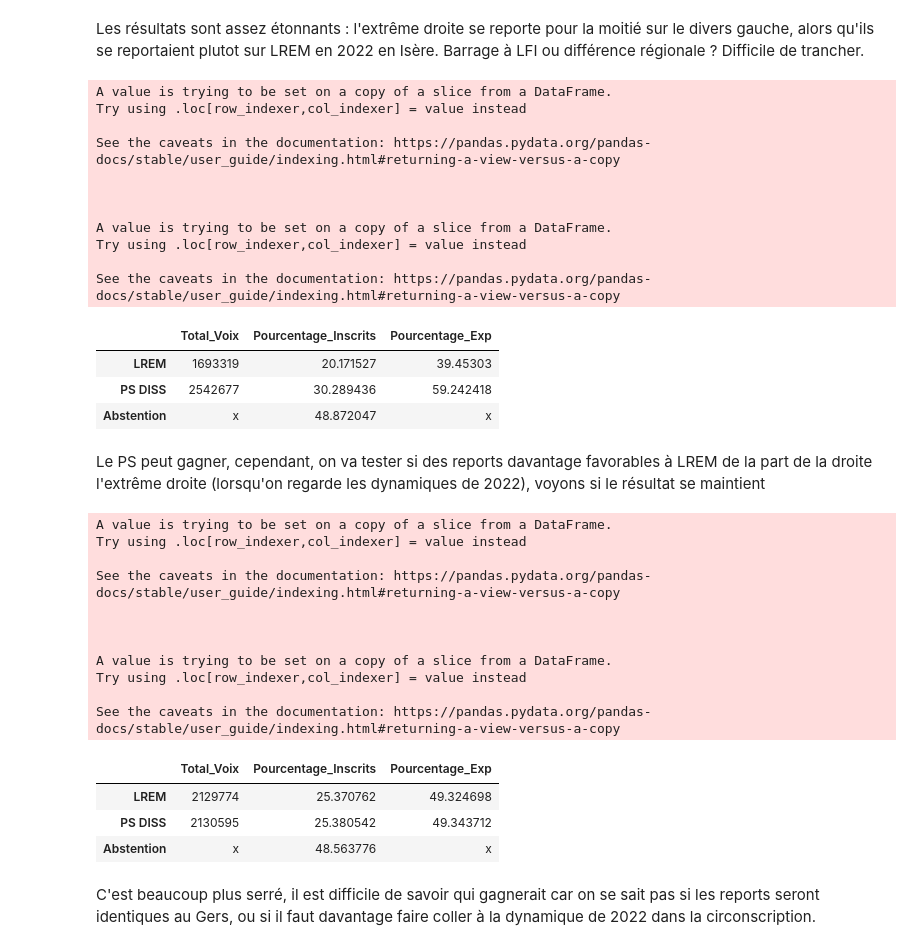
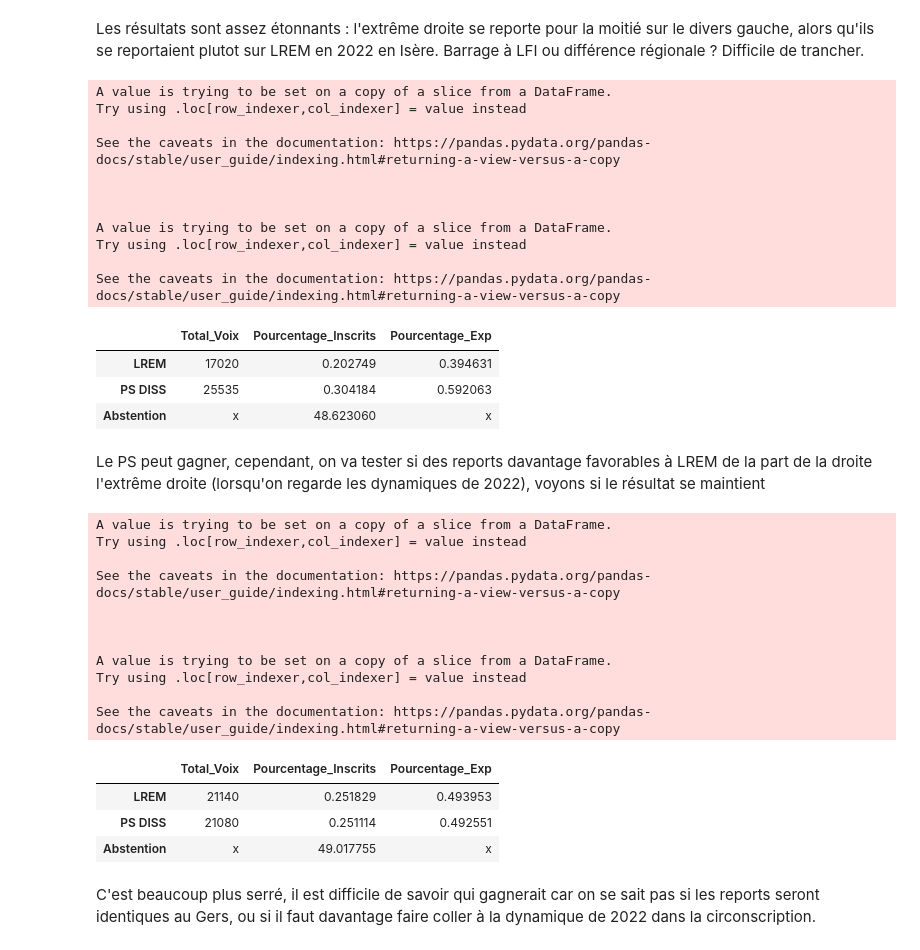
Before and after one commit to jmeynent/Circo381Analyse, a Jupyter notebook: Analyse.ipynb, the cells around one changed output. Saved outputs shown, nothing was run; the diff lists cells and outputs as text; code cells hidden in the pictures.

```diff
--- a/Analyse.ipynb
+++ b/Analyse.ipynb
@@ -2355,6 +2359,8 @@ euro_final = pd.DataFrame({
 df_64C1 = df_part1.merge(euro_final, on='id_bv', how='left')
 df_64C1.to_excel('data/transformed/circo641.xlsx')
 # %%
+df_64C1 = pd.read_excel('data/transformed/circo641.xlsx')
+
 def ipf_transfer_matrix(X, y, max_iter=10000, tol=1e-6):
     """
     Méthode itérative pour estimer la matrice de transfert
@@ -2524,12 +2520,12 @@ def simu_veran_lfiPS_T1(var_function_abs): #Fonction augmentant l'abstention à
     #Il faut corriger les résultats de l'abstention plus forte
     df_results2['id_bv'] =  df['id_bv']
 
-    df_results2['Voix_LREM'] = df_results2['% LREM/Ins'] * df_results2['Inscrits']
-    df_results2['Voix_LR'] = df_results2['% LR/Ins'] * df_results2['Inscrits']
-    df_results2['Voix_UG'] = df_results2['% UG/Ins'] * df_results2['Inscrits']
-    df_results2['Voix_PSDISS'] = df_results2['% PSDISS/Ins'] * df_results2['Inscrits']
-    df_results2['Voix_RN'] = df_results2['% RN/Ins'] * df_results2['Inscrits']
-    df_results2['Voix_LO'] = df_results2['% LO/Ins'] * df_results2['Inscrits']
+    df_results2['Voix_LREM'] = df_results2['% LREM/Ins'] * df_results2['Inscrits']/100
+    df_results2['Voix_LR'] = df_results2['% LR/Ins'] * df_results2['Inscrits']/100
+    df_results2['Voix_UG'] = df_results2['% UG/Ins'] * df_results2['Inscrits']/100
+    df_results2['Voix_PSDISS'] = df_results2['% PSDISS/Ins'] * df_results2['Inscrits']/100
+    df_results2['Voix_RN'] = df_results2['% RN/Ins'] * df_results2['Inscrits']/100
+    df_results2['Voix_LO'] = df_results2['% LO/Ins'] * df_results2['Inscrits']/100
 
     #Arrondis
     for col in ['Voix_LREM', 'Voix_LR', 'Voix_UG', 'Voix_LO', 'Voix_PSDISS', 'Voix_RN']:
@@ -2838,8 +2861,8 @@ def simu_veran_PS_T2(var_function_abs):
     df_results2['Inscrits'] = resultsT1['Inscrits']
     df_results2['% Exprimés'] = 100 - df_results2['% Abstention']
     df_results2['Exprimés'] = resultsT1['Inscrits'] * (df_results2['% Exprimés']/100)
-    df_results2['Voix_LREM'] = df_results2['% LREM/Ins'] * resultsT1['Inscrits']
-    df_results2['Voix_PSDISS'] = df_results2['% PSDISS/Ins'] * resultsT1['Inscrits']
+    df_results2['Voix_LREM'] = df_results2['% LREM/Ins'] * resultsT1['Inscrits']/100
+    df_results2['Voix_PSDISS'] = df_results2['% PSDISS/Ins'] * resultsT1['Inscrits']/100
 
     for col in ['Voix_LREM', 'Voix_PSDISS']:
         df_results2[col] = df_results2[col].apply(lambda x: round(x))
@@ -2889,9 +2912,9 @@ Try using .loc[row_indexer,col_indexer] = value instead
 
 See the caveats in the documentation: https://pandas.pydata.org/pandas-docs/stable/user_guide/indexing.html#returning-a-view-versus-a-copy
 |  | Total_Voix | Pourcentage_Inscrits | Pourcentage_Exp |
-| LREM | 1693319 | 20.171527 | 39.45303 |
-| PS DISS | 2542677 | 30.289436 | 59.242418 |
-| Abstention | x | 48.872047 | x |
+| LREM | 17020 | 0.202749 | 0.394631 |
+| PS DISS | 25535 | 0.304184 | 0.592063 |
+| Abstention | x | 48.623060 | x |
 # %% [markdown]
 Le PS peut gagner, cependant, on va tester si des reports davantage favorables à LREM de la part de la droite l'extrême droite (lorsqu'on regarde les dynamiques de 2022), voyons si le résultat se maintient
 # %%
@@ -2923,8 +2946,8 @@ def simu_veran_PS_T2(var_function_abs):
     df_results2['Inscrits'] = resultsT1['Inscrits']
     df_results2['% Exprimés'] = 100 - df_results2['% Abstention']
     df_results2['Exprimés'] = resultsT1['Inscrits'] * (df_results2['% Exprimés']/100)
-    df_results2['Voix_LREM'] = df_results2['% LREM/Ins'] * resultsT1['Inscrits']
-    df_results2['Voix_PSDISS'] = df_results2['% PSDISS/Ins'] * resultsT1['Inscrits']
+    df_results2['Voix_LREM'] = df_results2['% LREM/Ins'] * resultsT1['Inscrits']/100
+    df_results2['Voix_PSDISS'] = df_results2['% PSDISS/Ins'] * resultsT1['Inscrits']/100
     for col in ['Voix_LREM', 'Voix_PSDISS']:
         df_results2[col] = df_results2[col].apply(lambda x: round(x))
 
@@ -2946,35 +2969,35 @@ def sum_ressimu_T2(simu, var_function_abs):
     inscr_LREM = total_voixLREM/total_inscrits
     inscr_UG = total_voixPSDISS/total_inscrits
 
     exp_LREM = total_voixLREM/total_exp
     exp_UG = total_voixPSDISS/total_exp
 
     df_total = pd.DataFrame({
         'Total_Voix': [total_voixLREM, total_voixPSDISS],
         'Pourcentage_Inscrits': [inscr_LREM, inscr_UG],
         'Pourcentage_Exp': [exp_LREM, exp_UG]
     }, index=['LREM','PS DISS'])
 
     df_total.loc['Abstention'] = ['x', Abs*100, 'x']
 
     return df_total
 
 sum_ressimu_T2(simu_veran_PS_T2, var_participation)
 # %% [output]
 A value is trying to be set on a copy of a slice from a DataFrame.
 Try using .loc[row_indexer,col_indexer] = value instead
 
 See the caveats in the documentation: https://pandas.pydata.org/pandas-docs/stable/user_guide/indexing.html#returning-a-view-versus-a-copy
 
 
 
 A value is trying to be set on a copy of a slice from a DataFrame.
 Try using .loc[row_indexer,col_indexer] = value instead
 
 See the caveats in the documentation: https://pandas.pydata.org/pandas-docs/stable/user_guide/indexing.html#returning-a-view-versus-a-copy
 |  | Total_Voix | Pourcentage_Inscrits | Pourcentage_Exp |
-| LREM | 2129774 | 25.370762 | 49.324698 |
-| PS DISS | 2130595 | 25.380542 | 49.343712 |
-| Abstention | x | 48.563776 | x |
+| LREM | 21140 | 0.251829 | 0.493953 |
+| PS DISS | 21080 | 0.251114 | 0.492551 |
+| Abstention | x | 49.017755 | x |
 # %% [markdown]
 C'est beaucoup plus serré, il est difficile de savoir qui gagnerait car on se sait pas si les reports seront identiques au Gers, ou si il faut davantage faire coller à la dynamique de 2022 dans la circonscription.
```
Also changed, not shown: parts of 22 cells of this notebook, 5 other files.
